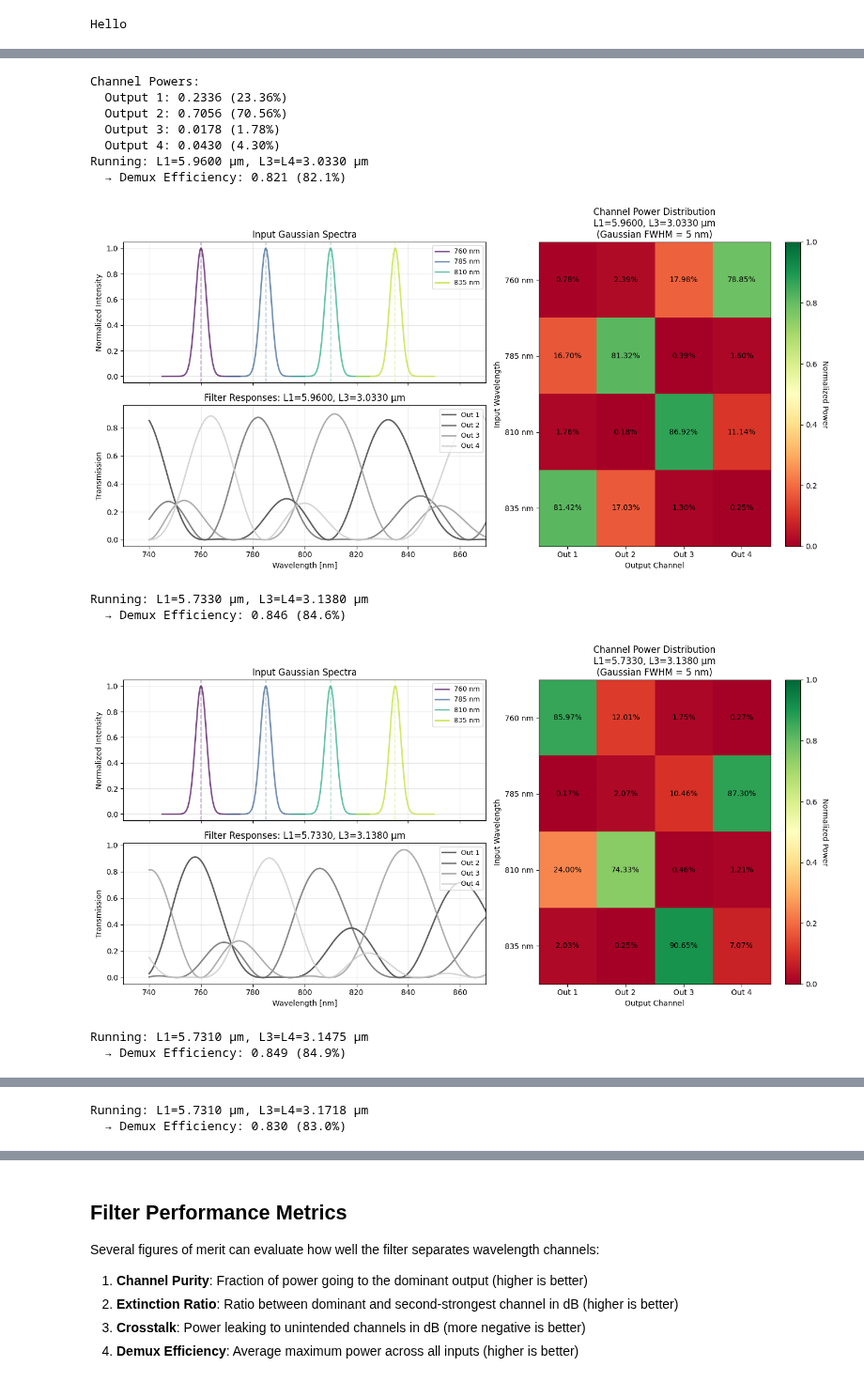
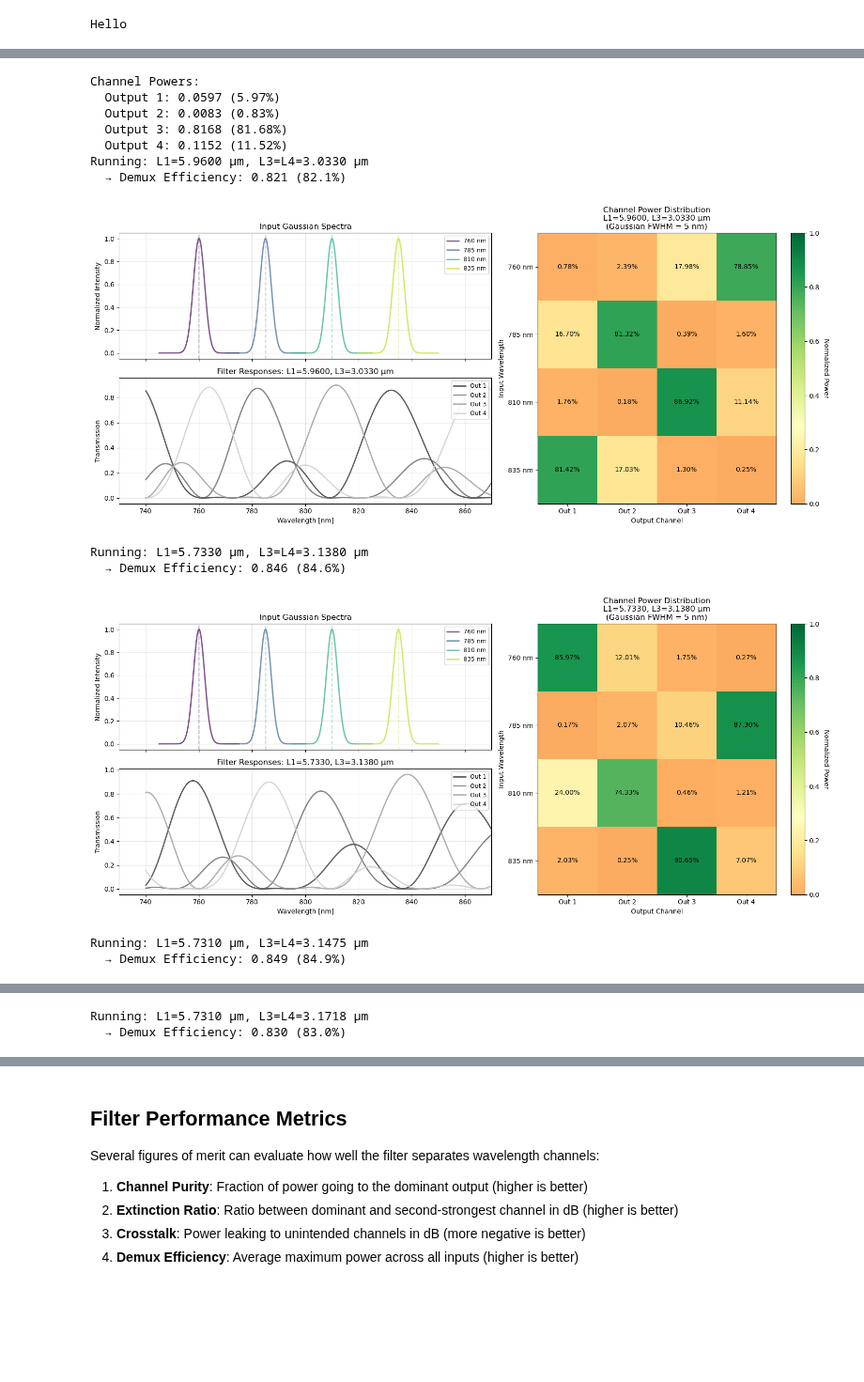
Before and after one commit to Ham0osh/wsl-photonics, a Jupyter notebook: filter_simulation.ipynb, the cells around one changed output, grey strips where cells are left out. Shown at 94% size. Drawn from its saved outputs; the diff is of its cells as text; code cells hidden in the pictures; blank space fills up the shorter version.

```diff
--- a/filter_simulation.ipynb
+++ b/filter_simulation.ipynb
@@ -326,4 +305,26 @@ plt.show()
 # %%
+from matplotlib import cm, colors
+
+def trim_colormap(cmap_name, vmin=0.0, vmax=1.0, n=256):
+    """
+    Return a new colormap that is a trimmed version of an existing one.
+
+    Parameters
+    ----------
+    cmap_name : str or Colormap
+        Name of a matplotlib colormap (e.g. 'viridis', 'YlGnBu')
+    vmin, vmax : float
+        Fractional range [0,1] to keep from the original colormap
+    n : int
+        Number of color samples
+    """
+    cmap = cm.get_cmap(cmap_name)
+    new_colors = cmap(np.linspace(vmin, vmax, n))
+    return colors.LinearSegmentedColormap.from_list(
+        f"{cmap.name}_trim_{vmin}_{vmax}", new_colors
+    )
+custom_cmap = trim_colormap("RdYlGn", vmin=0.3, vmax=1.0)
+
 def calculate_channel_powers(lambda_center_nm, fwhm_nm,
                             L1=5.958, L3=3.033, L4=3.033,
                             k1=0.5, k2=0.5, k4=0.5, k5=0.5):
@@ -439,6 +440,7 @@ def calculate_channel_powers(lambda_center_nm, fwhm_nm,
         }
     }
 
+k = 0.52
 # Example usage
 result = calculate_channel_powers(
     lambda_center_nm=810,
@@ -446,10 +448,10 @@ result = calculate_channel_powers(
     L1=L1,
     L3=L3,
     L4=L4,
-    k1=k1,
-    k2=k2,
-    k4=k4,
-    k5=k5
+    k1=k,
+    k2=k,
+    k4=k,
+    k5=k
 )
 
 print("Channel Powers:")
@@ -528,7 +530,7 @@ for delay1, delay2 in delays_to_vis:
         results_matrix[i, :] = result['channel_powers']
 
     # Create figure with 3 subplots (2 on left, 1 on right)
-    fig = plt.figure(figsize=(14, 7))
+    fig = plt.figure(figsize=(16, 7))
     gs = fig.add_gridspec(2, 2, width_ratios=[1, 0.8], height_ratios=[1, 1])
     ax_gauss = fig.add_subplot(gs[0, 0])
     ax_filter = fig.add_subplot(gs[1, 0], sharex=ax_gauss)
@@ -570,47 +572,47 @@ for delay1, delay2 in delays_to_vis:
     ax_filter.grid(True, alpha=0.3)
 
     # Right plot: Heatmap
-    im = ax_heat.imshow(results_matrix, cmap='RdYlGn', aspect='auto', vmin=0, vmax=1)
+    im = ax_heat.imshow(results_matrix, cmap=custom_cmap, aspect='auto', vmin=0, vmax=1)
 
     # Set ticks and labels
     ax_heat.set_xticks(np.arange(4))
     ax_heat.set_yticks(np.arange(len(test_lasers)))
     ax_heat.set_xticklabels([f'Out {i+1}' for i in range(4)])
     ax_heat.set_yticklabels([f'{wl} nm' for wl, _ in test_lasers])
 
     # Add text annotations
     for i in range(len(test_lasers)):
         for j in range(4):
             text = ax_heat.text(j, i, f'{results_matrix[i, j]:.2%}',
                         ha="center", va="center", color="black", fontsize=10)
 
     ax_heat.set_xlabel('Output Channel')
     ax_heat.set_ylabel('Input Wavelength')
     ax_heat.set_title(f'Channel Power Distribution\nL1={delay1:.4f}, L3={delay2:.4f} µm\n(Gaussian FWHM = 5 nm)')
 
     # Add colorbar
     cbar = plt.colorbar(im, ax=ax_heat)
     cbar.set_label('Normalized Power', rotation=270, labelpad=15)
 
     # Calculate and display metrics for this configuration
     channel_purity_temp = np.max(results_matrix, axis=1)
     demux_efficiency_temp = np.mean(channel_purity_temp)
     print(f"  → Demux Efficiency: {demux_efficiency_temp:.3f} ({demux_efficiency_temp*100:.1f}%)")
     print()
 
     plt.tight_layout()
     plt.show()
 # %% [output]
 Channel Powers:
-  Output 1: 0.2336 (23.36%)
-  Output 2: 0.7056 (70.56%)
-  Output 3: 0.0178 (1.78%)
-  Output 4: 0.0430 (4.30%)
+  Output 1: 0.0597 (5.97%)
+  Output 2: 0.0083 (0.83%)
+  Output 3: 0.8168 (81.68%)
+  Output 4: 0.1152 (11.52%)
 Running: L1=5.9600 µm, L3=L4=3.0330 µm
   → Demux Efficiency: 0.821 (82.1%)
-[figure, old version]
+[figure, new version]
 Running: L1=5.7330 µm, L3=L4=3.1380 µm
   → Demux Efficiency: 0.846 (84.6%)
-[figure, old version]
+[figure, new version]
 Running: L1=5.7310 µm, L3=L4=3.1475 µm
   → Demux Efficiency: 0.849 (84.9%)
```
Also changed, not shown: parts of 3 cells of this notebook, 5 other files.
